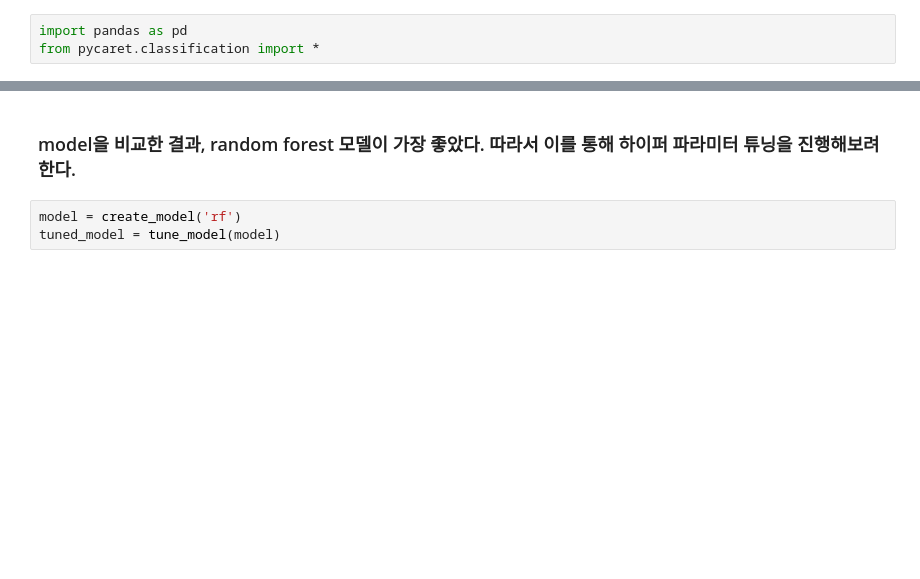
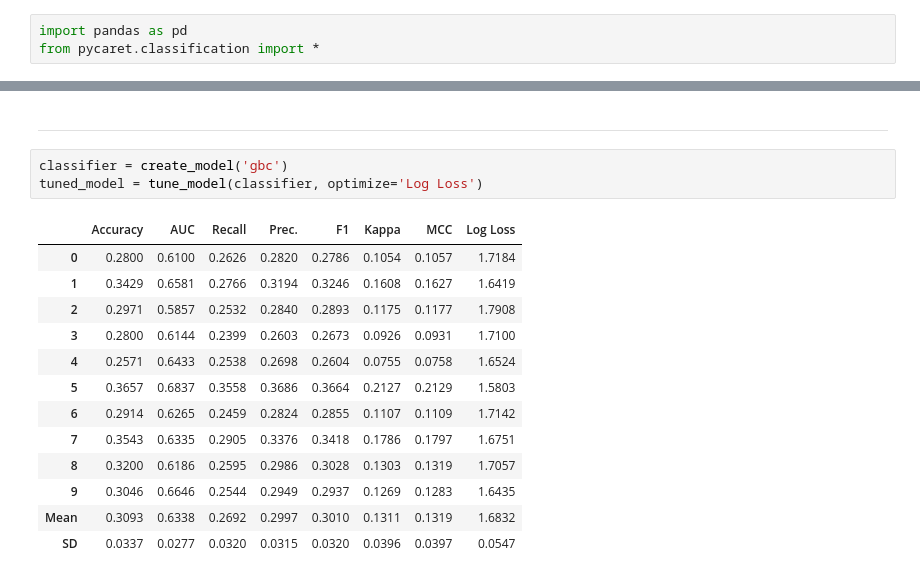
Before and after one commit to kdchoi-mkt/2020-fall-bma-final, a Jupyter notebook: modeling/modeling.ipynb, the cells around one changed output, grey strips where cells are left out. Cells and saved outputs as stored; diff of their text form; blank space fills up the shorter version.

```diff
--- a/modeling/modeling.ipynb
+++ b/modeling/modeling.ipynb
@@ -102,5 +81,19 @@ KeyboardInterrupt:
-# %% [markdown]
-### model을 비교한 결과, random forest 모델이 가장 좋았다. 따라서 이를 통해 하이퍼 파라미터 튜닝을 진행해보려 한다.
-# %%
-model = create_model('rf')
-tuned_model = tune_model(model)
+# %% [markdown]
+---
+# %%
+classifier = create_model('gbc')
+tuned_model = tune_model(classifier, optimize='Log Loss')
+# %% [output]
+|  | Accuracy | AUC | Recall | Prec. | F1 | Kappa | MCC | Log Loss |
+| 0 | 0.2800 | 0.6100 | 0.2626 | 0.2820 | 0.2786 | 0.1054 | 0.1057 | 1.7184 |
+| 1 | 0.3429 | 0.6581 | 0.2766 | 0.3194 | 0.3246 | 0.1608 | 0.1627 | 1.6419 |
+| 2 | 0.2971 | 0.5857 | 0.2532 | 0.2840 | 0.2893 | 0.1175 | 0.1177 | 1.7908 |
+| 3 | 0.2800 | 0.6144 | 0.2399 | 0.2603 | 0.2673 | 0.0926 | 0.0931 | 1.7100 |
+| 4 | 0.2571 | 0.6433 | 0.2538 | 0.2698 | 0.2604 | 0.0755 | 0.0758 | 1.6524 |
+| 5 | 0.3657 | 0.6837 | 0.3558 | 0.3686 | 0.3664 | 0.2127 | 0.2129 | 1.5803 |
+| 6 | 0.2914 | 0.6265 | 0.2459 | 0.2824 | 0.2855 | 0.1107 | 0.1109 | 1.7142 |
+| 7 | 0.3543 | 0.6335 | 0.2905 | 0.3376 | 0.3418 | 0.1786 | 0.1797 | 1.6751 |
+| 8 | 0.3200 | 0.6186 | 0.2595 | 0.2986 | 0.3028 | 0.1303 | 0.1319 | 1.7057 |
+| 9 | 0.3046 | 0.6646 | 0.2544 | 0.2949 | 0.2937 | 0.1269 | 0.1283 | 1.6435 |
+| Mean | 0.3093 | 0.6338 | 0.2692 | 0.2997 | 0.3010 | 0.1311 | 0.1319 | 1.6832 |
+| SD | 0.0337 | 0.0277 | 0.0320 | 0.0315 | 0.0320 | 0.0396 | 0.0397 | 0.0547 |
```
Also changed, not shown: parts of 22 cells of this notebook.
